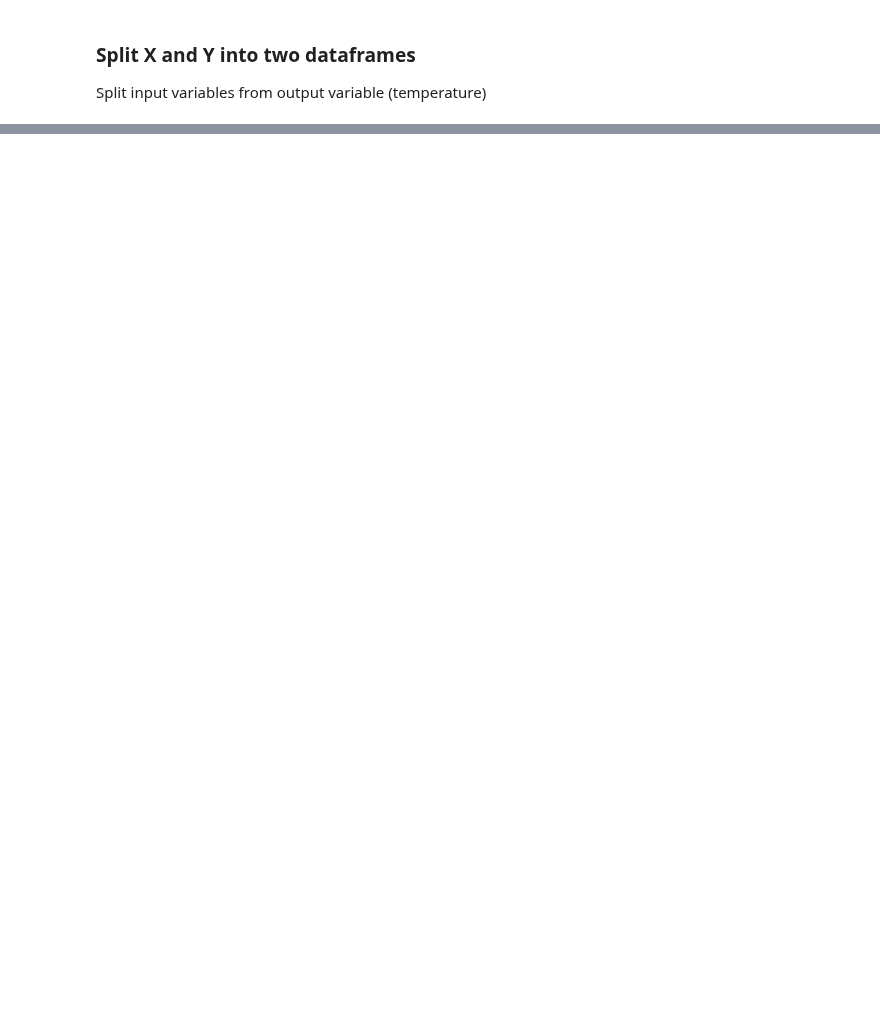
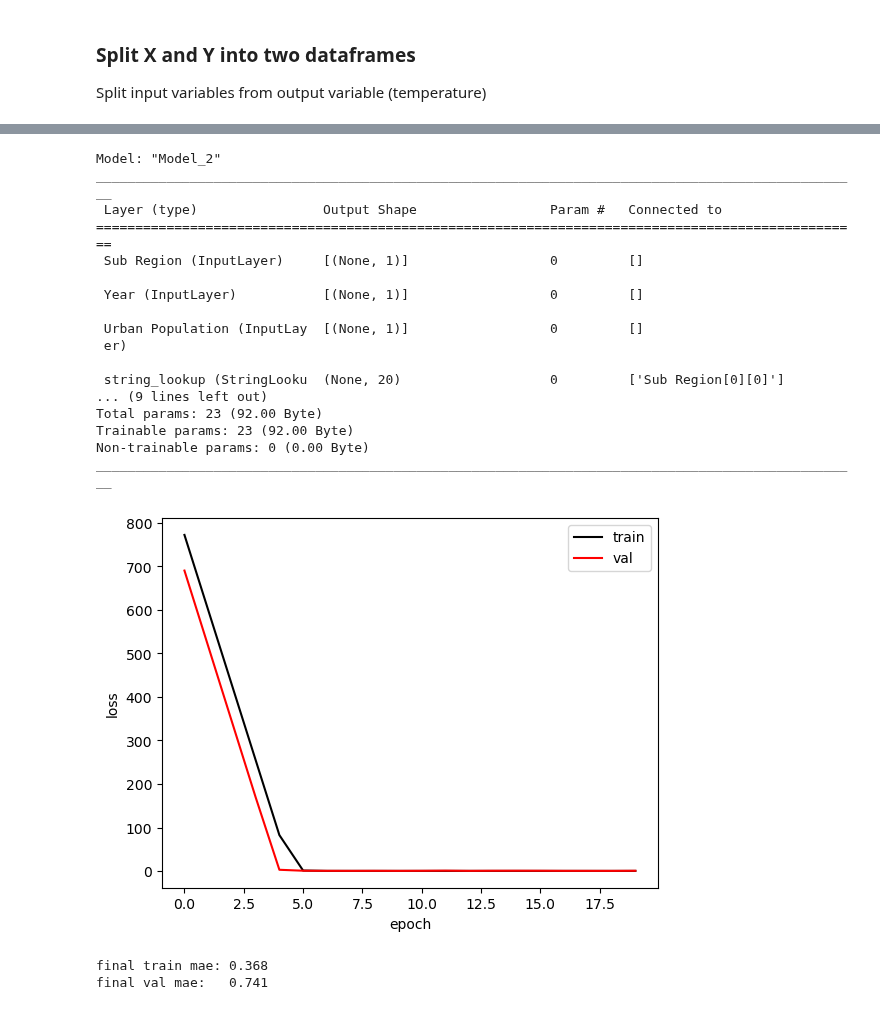
Before and after one commit to fayesimone/agriculture_emissions_prediction, a Jupyter notebook: Model_Building.ipynb, the cells around one changed output, grey strips where cells are left out. Saved outputs shown, nothing was run; the diff lists cells and outputs as text; code cells hidden in the pictures; blank space fills up the shorter version.

```diff
--- a/Model_Building.ipynb
+++ b/Model_Building.ipynb
@@ -55,9 +56,7 @@ print(Y_test.shape)
-# %%
-x_train = x_train.drop(['area'], axis=1)
 # %%
 def show_history(history):
   plt.plot(history.history['loss'], color='black', label='train')
-  plt.plot(history.history['val_loss'], color='red', label='dev')
+  plt.plot(history.history['val_loss'], color='red', label='val')
   plt.xlabel('epoch')
   plt.ylabel('loss')
   plt.legend()
@@ -70,18 +142,28 @@ def build_model():
   tf.keras.backend.clear_session()
   tf.random.set_seed(0)
 
-  urban_population = tf.keras.layers.Input(shape=(1,), dtype=tf.float64, name='Urban Population')
+  year = tf.keras.layers.Input(shape=(1,), dtype=tf.float64, name='Year')
+  urban_pop = tf.keras.layers.Input(shape=(1,), dtype=tf.float64, name='Urban Population')
+  sub_region = tf.keras.layers.Input(shape=(1,), dtype=tf.string, name='Sub Region')
 
-  mei = tf.keras.layers.Input(shape=(1,), dtype=tf.float64, name='MEI')
+  sub_region_id = tf.keras.layers.StringLookup(vocabulary=['Southern Asia', 'Southern Europe',
+                                                           'Northern Africa', 'Polynesia',
+                                                           'Sub-Saharan Africa', 'Latin America and the Caribbean',
+                                                           'Australia and New Zealand', 'Western Europe',
+                                                           'Western Asia','Northern America', 'South-eastern Asia',
+                                                           'Eastern Europe','Northern Europe', 'Eastern Asia',
+                                                           'East Asia', 'Melanesia','Micronesia', 'Wstern Europe',
+                                                           'Central Asia'],
+                                               output_mode='one_hot')(sub_region)
 
-  features = tf.keras.layers.Concatenate()([urban_population, mei])
+  features = tf.keras.layers.Concatenate()([year, urban_pop, sub_region_id])
 
   temp = tf.keras.layers.Dense(
       units=1, activation=None, name='Temp')(features)
 
-  model = tf.keras.Model(inputs=[urban_population, mei],
+  model = tf.keras.Model(inputs=[year, urban_pop, sub_region],
                          outputs=temp,
-                         name='Baseline')
+                         name='Model_2')
   model.compile(
       optimizer=tf.keras.optimizers.Adam(learning_rate=0.001),
       loss=tf.keras.losses.MeanAbsoluteError()
@@ -91,21 +173,44 @@ def build_model():
 # %%
 model = build_model()
 model.summary()
 
 history = model.fit(
   x={
+      'Year': x_train[['year']],
       'Urban Population': x_train[['urban_population']],
-      'MEI': x_train[['mei']]
+      'Sub Region': x_train[['sub-region']]
     },
   y=Y_train[['average_temperature_°c']],
   epochs=20,
   batch_size=64,
   validation_data=(
       {
+      'Year': x_val[['year']],
       'Urban Population': x_val[['urban_population']],
-      'MEI': x_val[['mei']]
-    },
+      'Sub Region': x_val[['sub-region']]
+      },
       Y_val[['average_temperature_°c']]),
   verbose=0)
 
 show_history(history)
+# %% [output]
+Model: "Model_2"
+__________________________________________________________________________________________________
+ Layer (type)                Output Shape                 Param #   Connected to
+==================================================================================================
+ Sub Region (InputLayer)     [(None, 1)]                  0         []
+
+ Year (InputLayer)           [(None, 1)]                  0         []
+
+ Urban Population (InputLay  [(None, 1)]                  0         []
+ er)
+
+ string_lookup (StringLooku  (None, 20)                   0         ['Sub Region[0][0]']
+... (9 lines left out)
+Total params: 23 (92.00 Byte)
+Trainable params: 23 (92.00 Byte)
+Non-trainable params: 0 (0.00 Byte)
+__________________________________________________________________________________________________
+[figure, added]
+final train mae: 0.368
+final val mae:   0.741
```
Also changed, not shown: parts of 5 cells of this notebook.
